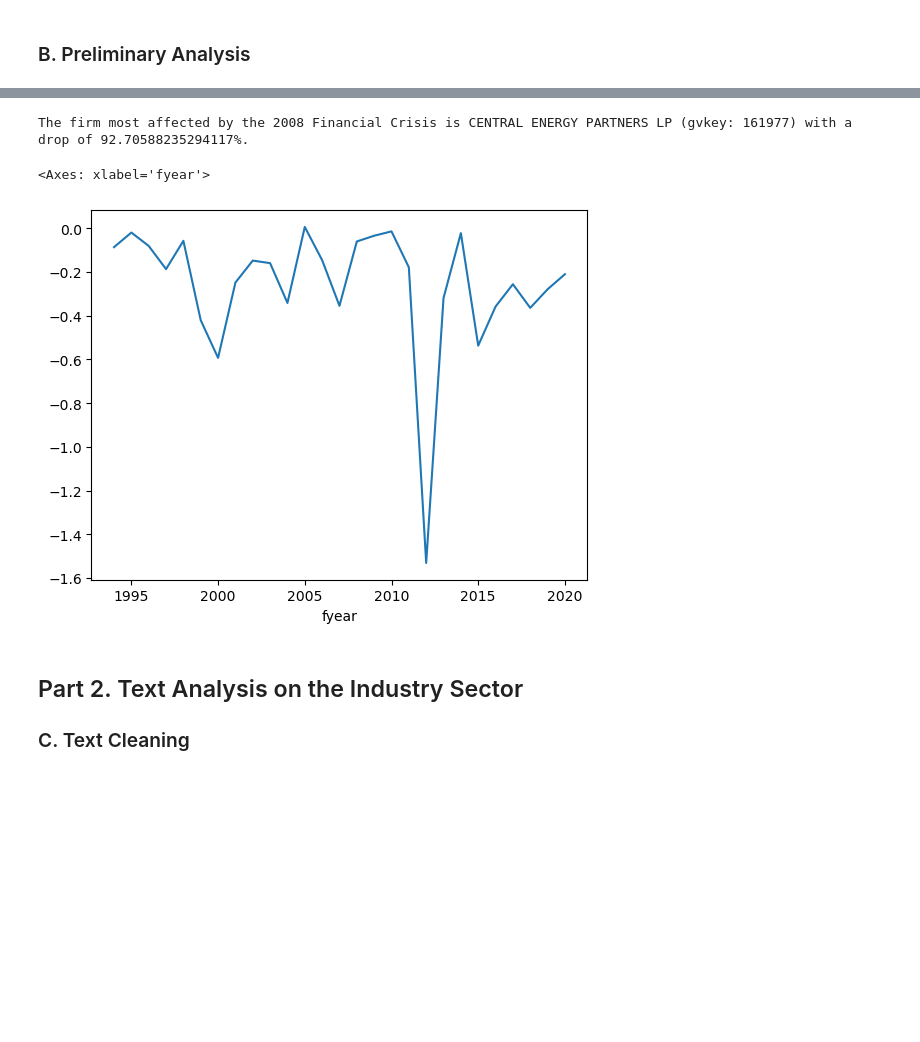
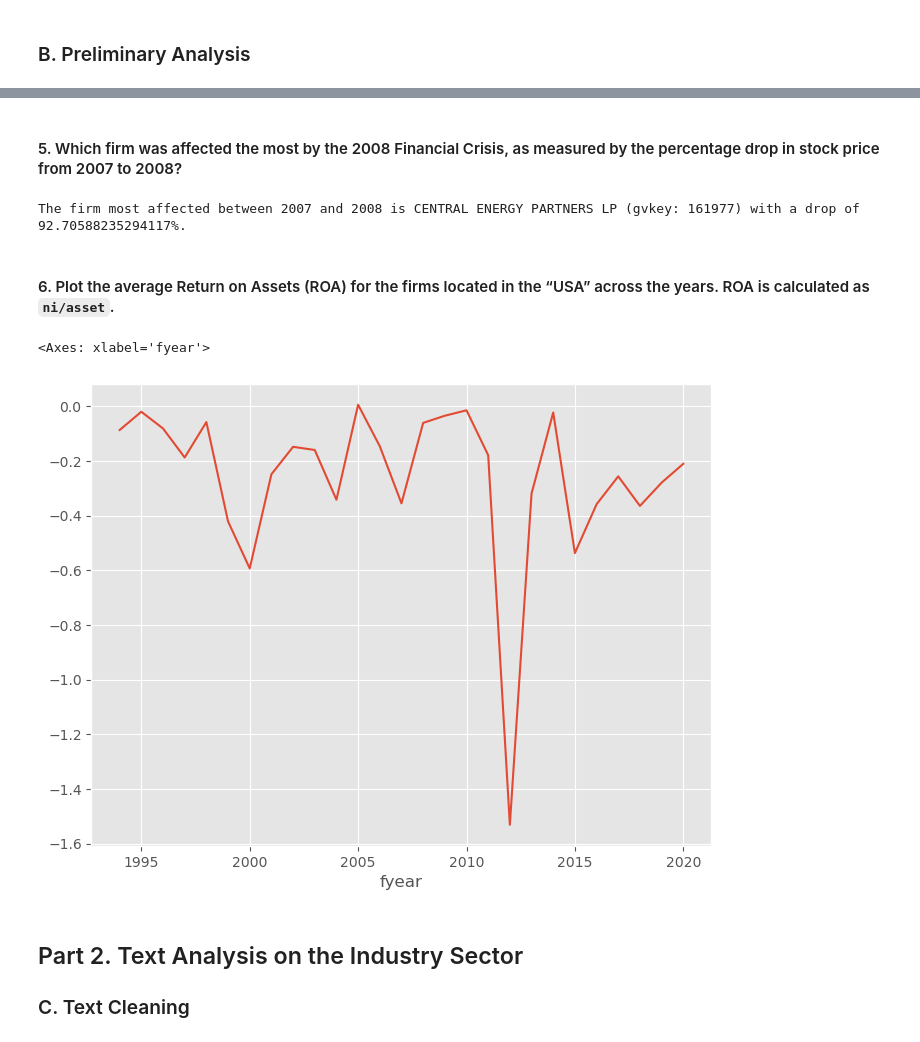
Before and after one commit to davidzc01/BAIT508_Industry_Analysis, a Jupyter notebook: Industry analysis.ipynb, the cells around one changed output, grey strips where cells are left out. Saved outputs shown, nothing was run; the diff lists cells and outputs as text; code cells hidden in the pictures; blank space fills up the shorter version.

```diff
--- a/Industry analysis.ipynb
+++ b/Industry analysis.ipynb
@@ -50,0 +45,6 @@ print(dataFrame10K.head())
+# %%
+# Reading public firms data
+
+df_public_firms = pd.read_csv('data/public_firms.csv')
+
+df_public_firms.head()
@@ -87,0 +80,8 @@ print(filteredPublicFirms)
+# %%
+focal_group = 51
+
+# to replace the `df[df[col] == val]` logic all over the code
+def filter_by_col_value(df, col, value):
+    return df[df[col] == value]
+
+filter_by_col_value(df_major_groups, 'major_group', focal_group)
@@ -87,0 +93,7 @@ print(filteredPublicFirms)
+# %%
+def filter_industry_groups(df, focal_group):
+    return df[df['sic']//100 == focal_group]
+
+df_focal_public_firms = filter_industry_groups(df_public_firms, focal_group)
+
+df_focal_public_firms
@@ -173,31 +210,36 @@ meanStockPrice.plot.line()
+# %% [markdown]
+#### 5. Which firm was affected the most by the 2008 Financial Crisis, as measured by the percentage drop in stock price from 2007 to 2008?
 # %%
-#5.	Which firm was affected the most by the 2008 Financial Crisis, as measured by the percentage drop in stock price from 2007 to 2008?
-# ideation by ChatGPT
+# Solution generated by ChatGPT
 
-df_2007 = filteredPublicFirms[filteredPublicFirms['fyear'] == 2007]
-df_2008 = filteredPublicFirms[filteredPublicFirms['fyear'] == 2008]
+def find_most_affected_firm_during_period(start_year, end_year):
+    df_start = filter_by_col_value(df_focal_public_firms, 'fyear', start_year)
+    df_end = filter_by_col_value(df_focal_public_firms, 'fyear', end_year)
 
-avg_price_2007 = df_2007.groupby('gvkey')['prcc_c'].mean()
-avg_price_2008 = df_2008.groupby('gvkey')['prcc_c'].mean()
+    avg_price_start = df_start.groupby('gvkey')['prcc_c'].mean()
+    avg_price_end = df_end.groupby('gvkey')['prcc_c'].mean()
 
-percentage_drop = ((avg_price_2008 - avg_price_2007) / avg_price_2007) * 100
+    percentage_drop = ((avg_price_end - avg_price_start) / avg_price_start) * 100
 
-most_affexted_gvkey = percentage_drop.idxmin()
-most_affected_conm = df_2008[df_2008['gvkey'] == most_affexted_gvkey]['conm'].values[0]
-max_drop = abs(percentage_drop.min())
+    most_affexted_gvkey = percentage_drop.idxmin()
+    most_affected_conm = filter_by_col_value(df_end, 'gvkey', most_affexted_gvkey)['conm'].values[0]
+    max_drop = abs(percentage_drop.min())
 
-print(f"The firm most affected by the 2008 Financial Crisis is {most_affected_conm} (gvkey: {most_affexted_gvkey}) with a drop of {max_drop}%.")
+    print(f"The firm most affected between {start_year} and {end_year} is {most_affected_conm} (gvkey: {most_affexted_gvkey}) with a drop of {max_drop}%.")
+
+find_most_affected_firm_during_period(2007, 2008)
 # %% [output]
-The firm most affected by the 2008 Financial Crisis is CENTRAL ENERGY PARTNERS LP (gvkey: 161977) with a drop of 92.70588235294117%.
+The firm most affected between 2007 and 2008 is CENTRAL ENERGY PARTNERS LP (gvkey: 161977) with a drop of 92.70588235294117%.
+# %% [markdown]
+#### 6. Plot the average Return on Assets (ROA) for the firms located in the “USA” across the years. ROA is calculated as `ni/asset`.
 # %%
-#6.	Plot the average Return on Assets (ROA) for the firms located in the “USA” across the years. ROA is calculated as ni/asset.
-df_usa = filteredPublicFirms[filteredPublicFirms['location'] == 'USA']
+df_usa = filter_by_col_value(df_focal_public_firms, 'location', 'USA')
 df_usa['roa'] = df_usa['ni'] / df_usa['asset']
 avg_return_on_assets = df_usa.groupby('fyear')['roa'].mean()
 avg_return_on_assets.plot.line()
 # %% [output]
 <Axes: xlabel='fyear'>
-[figure, old version]
+[figure, new version]
 # %% [markdown]
 ## Part 2. Text Analysis on the Industry Sector
 
```
Also changed, not shown: parts of 83 cells of this notebook, 2 other files.
